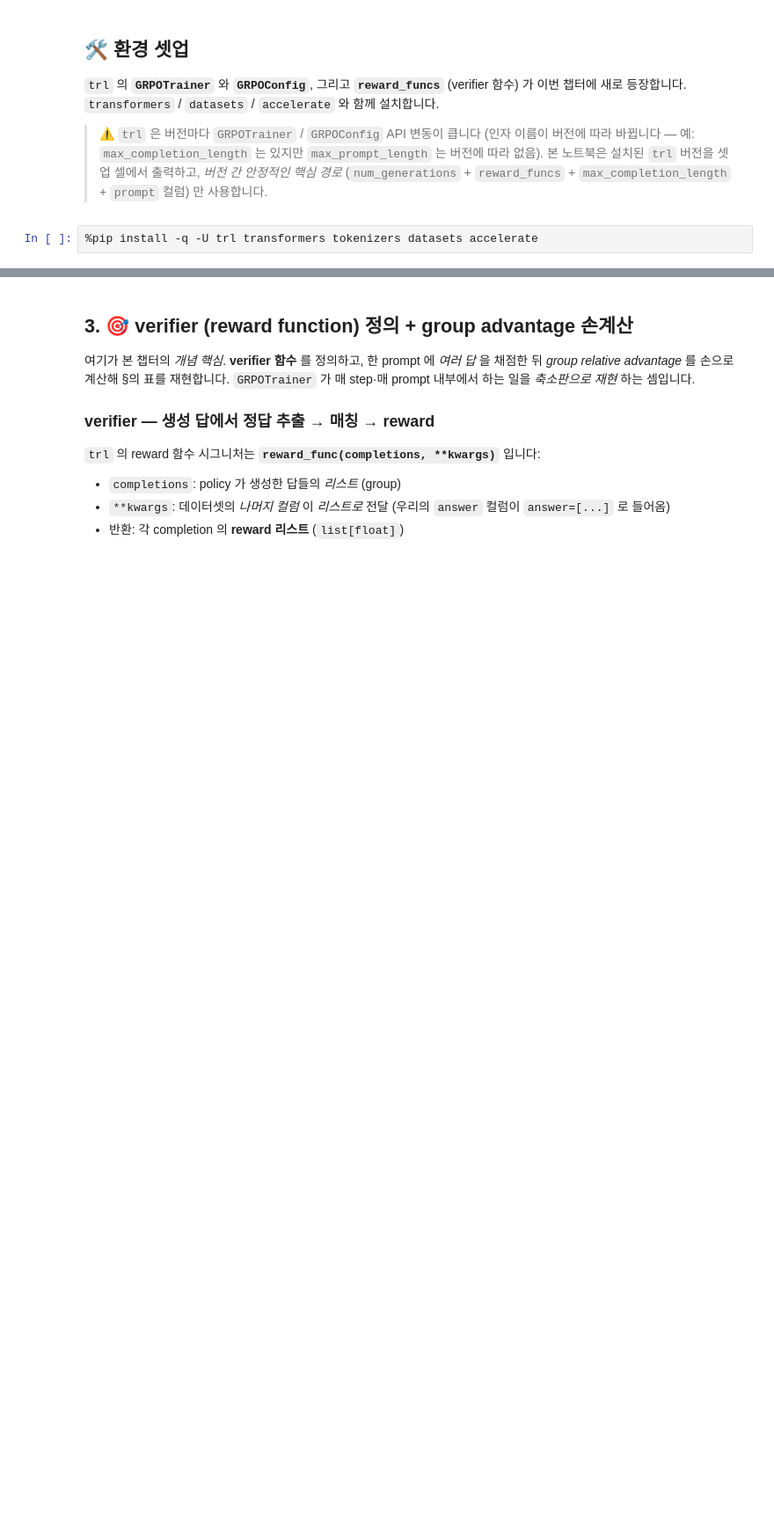
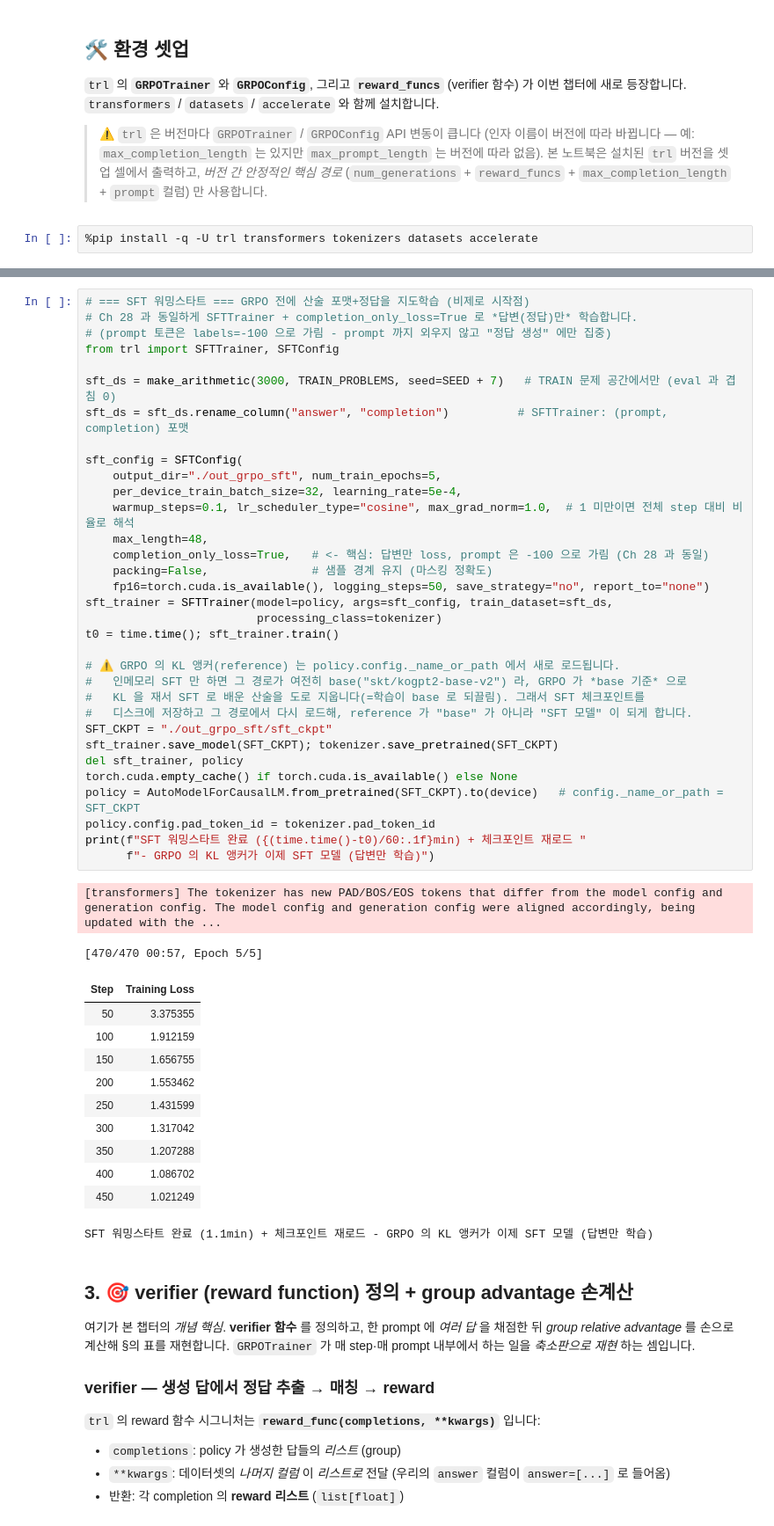
Before and after one commit to yoon-gu/neuqes-101, a Jupyter notebook: executed/31_grpo.ipynb, the cells around one changed output, grey strips where cells are left out. Shown at 88% size. Drawn from its saved outputs; the diff is of its cells as text; blank space fills up the shorter version.

```diff
--- a/executed/31_grpo.ipynb
+++ b/executed/31_grpo.ipynb
@@ -402,3 +384,50 @@ SFT 워밍스타트 완료 (1.2min) - policy 가 이제 산술 포맷을 안다
+# %%
+# === SFT 워밍스타트 === GRPO 전에 산술 포맷+정답을 지도학습 (비제로 시작점)
+# Ch 28 과 동일하게 SFTTrainer + completion_only_loss=True 로 *답변(정답)만* 학습합니다.
+# (prompt 토큰은 labels=-100 으로 가림 - prompt 까지 외우지 않고 "정답 생성" 에만 집중)
+from trl import SFTTrainer, SFTConfig
+
+sft_ds = make_arithmetic(3000, TRAIN_PROBLEMS, seed=SEED + 7)   # TRAIN 문제 공간에서만 (eval 과 겹침 0)
+sft_ds = sft_ds.rename_column("answer", "completion")          # SFTTrainer: (prompt, completion) 포맷
+
+sft_config = SFTConfig(
+    output_dir="./out_grpo_sft", num_train_epochs=5,
+    per_device_train_batch_size=32, learning_rate=5e-4,
+    warmup_steps=0.1, lr_scheduler_type="cosine", max_grad_norm=1.0,  # 1 미만이면 전체 step 대비 비율로 해석
+    max_length=48,
+    completion_only_loss=True,   # <- 핵심: 답변만 loss, prompt 은 -100 으로 가림 (Ch 28 과 동일)
+    packing=False,               # 샘플 경계 유지 (마스킹 정확도)
+    fp16=torch.cuda.is_available(), logging_steps=50, save_strategy="no", report_to="none")
+sft_trainer = SFTTrainer(model=policy, args=sft_config, train_dataset=sft_ds,
+                         processing_class=tokenizer)
+t0 = time.time(); sft_trainer.train()
+
+# ⚠️ GRPO 의 KL 앵커(reference) 는 policy.config._name_or_path 에서 새로 로드됩니다.
+#   인메모리 SFT 만 하면 그 경로가 여전히 base("skt/kogpt2-base-v2") 라, GRPO 가 *base 기준* 으로
+#   KL 을 재서 SFT 로 배운 산술을 도로 지웁니다(=학습이 base 로 되끌림). 그래서 SFT 체크포인트를
+#   디스크에 저장하고 그 경로에서 다시 로드해, reference 가 "base" 가 아니라 "SFT 모델" 이 되게 합니다.
+SFT_CKPT = "./out_grpo_sft/sft_ckpt"
+sft_trainer.save_model(SFT_CKPT); tokenizer.save_pretrained(SFT_CKPT)
+del sft_trainer, policy
+torch.cuda.empty_cache() if torch.cuda.is_available() else None
+policy = AutoModelForCausalLM.from_pretrained(SFT_CKPT).to(device)   # config._name_or_path = SFT_CKPT
+policy.config.pad_token_id = tokenizer.pad_token_id
+print(f"SFT 워밍스타트 완료 ({(time.time()-t0)/60:.1f}min) + 체크포인트 재로드 "
+      f"- GRPO 의 KL 앵커가 이제 SFT 모델 (답변만 학습)")
+# %% [output]
+[transformers] The tokenizer has new PAD/BOS/EOS tokens that differ from the model config and generation config. The model config and generation config were aligned accordingly, being updated with the ...
+[470/470 00:57, Epoch 5/5]
+| Step | Training Loss |
+| 50 | 3.375355 |
+| 100 | 1.912159 |
+| 150 | 1.656755 |
+| 200 | 1.553462 |
+| 250 | 1.431599 |
+| 300 | 1.317042 |
+| 350 | 1.207288 |
+| 400 | 1.086702 |
+| 450 | 1.021249 |
+SFT 워밍스타트 완료 (1.1min) + 체크포인트 재로드 - GRPO 의 KL 앵커가 이제 SFT 모델 (답변만 학습)
 # %% [markdown]
 ## 3. 🎯 verifier (reward function) 정의 + group advantage 손계산
 
```
Also changed, not shown: parts of 28 cells of this notebook, 1 other file.
